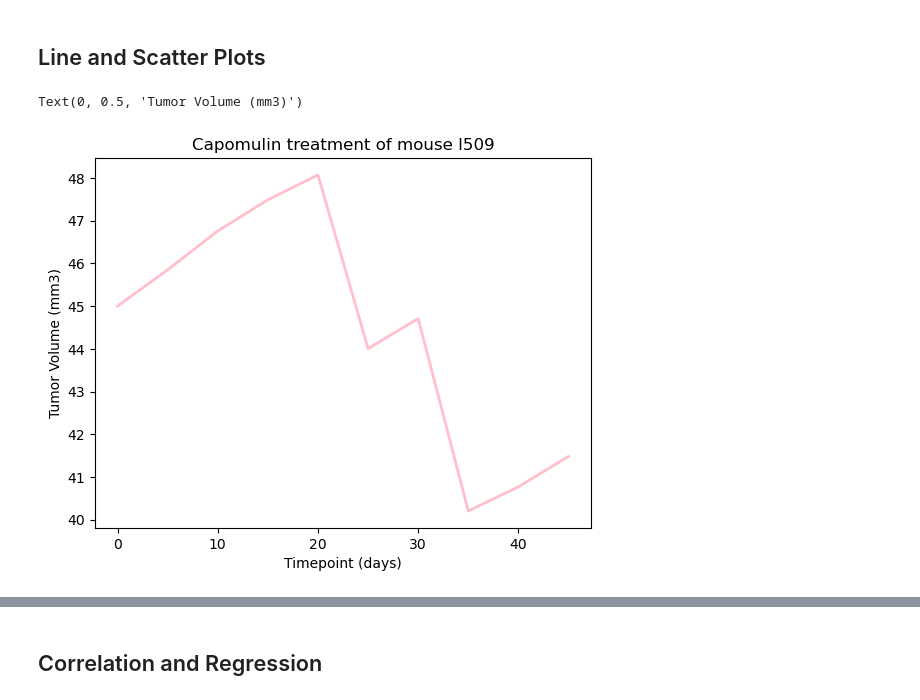
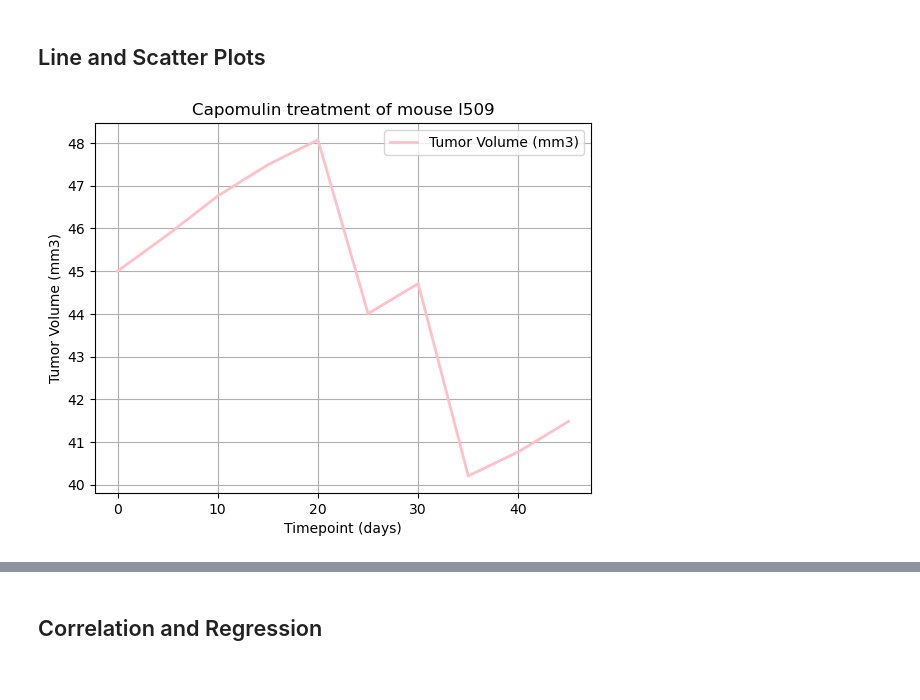
Before and after one commit to ortizvane09/Pymaceuticals, a Jupyter notebook: pymaceuticals_starter.ipynb, the cells around one changed output, grey strips where cells are left out. Cells and saved outputs as stored; diff of their text form; code cells hidden in the pictures.

```diff
--- a/pymaceuticals_starter.ipynb
+++ b/pymaceuticals_starter.ipynb
@@ -235,18 +239,20 @@ Ceftamin's potential outliers:Series([], Name: Tumor Volume (mm3), dtype: float6
 ## Line and Scatter Plots
 # %%
 # Generate a line plot of tumor volume vs. time point for a single mouse treated with Capomulin
-Capomulin_df = clean_df.loc[clean_df["Drug Regimen"] == "Capomulin",:]
+Capomulin_df = clean_df.loc[clean_df["Drug Regimen"] == "Capomulin", :]
 
-forline_df = Capomulin_df.loc[Capomulin_df["Mouse ID"] == "l509",:]
-forline_df.head()
+forline_df = Capomulin_df.loc[Capomulin_df["Mouse ID"] == "l509", :]
 x_axis = forline_df["Timepoint"]
 tumsiz = forline_df["Tumor Volume (mm3)"]
 
 fig1, ax1 = plt.subplots()
 plt.title('Capomulin treatment of mouse l509')
-plt.plot(x_axis, tumsiz,linewidth=2,color="pink", label="Fahrenheit")
+plt.plot(x_axis, tumsiz, linewidth=2, color="pink", label="Tumor Volume (mm3)")  # Corrected label
 plt.xlabel('Timepoint (days)')
 plt.ylabel('Tumor Volume (mm3)')
+plt.legend(loc="best")
+# Added legend for label
+plt.grid(True)
+plt.show()
 # %% [output]
-Text(0, 0.5, 'Tumor Volume (mm3)')
-[figure, old version]
+[figure, new version]
```
Also changed, not shown: parts of 9 cells of this notebook, 1 other file.
